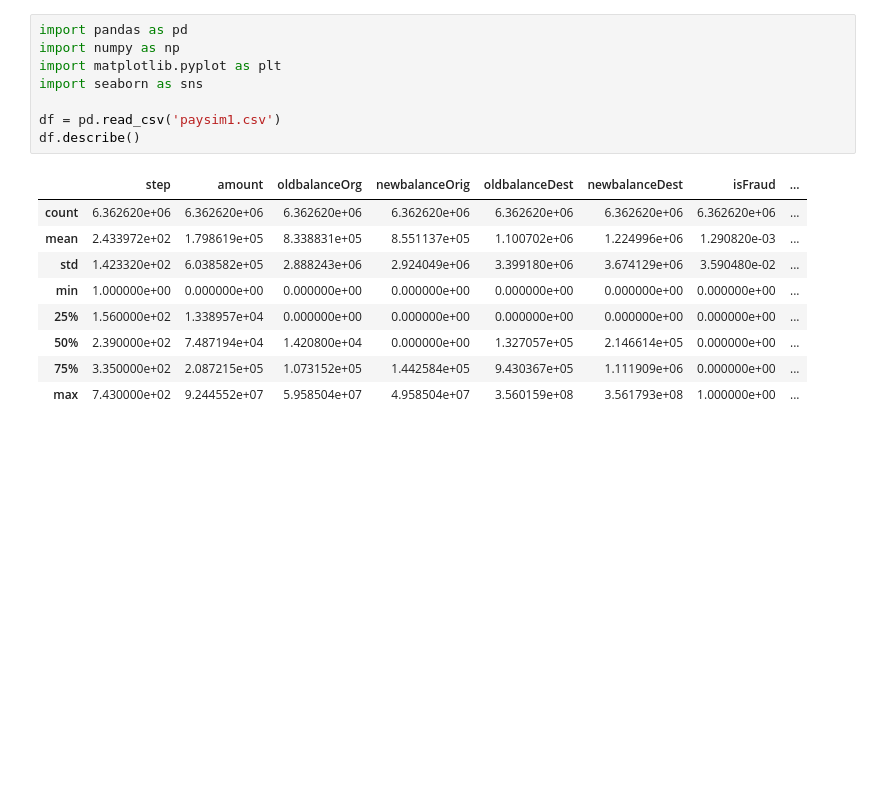
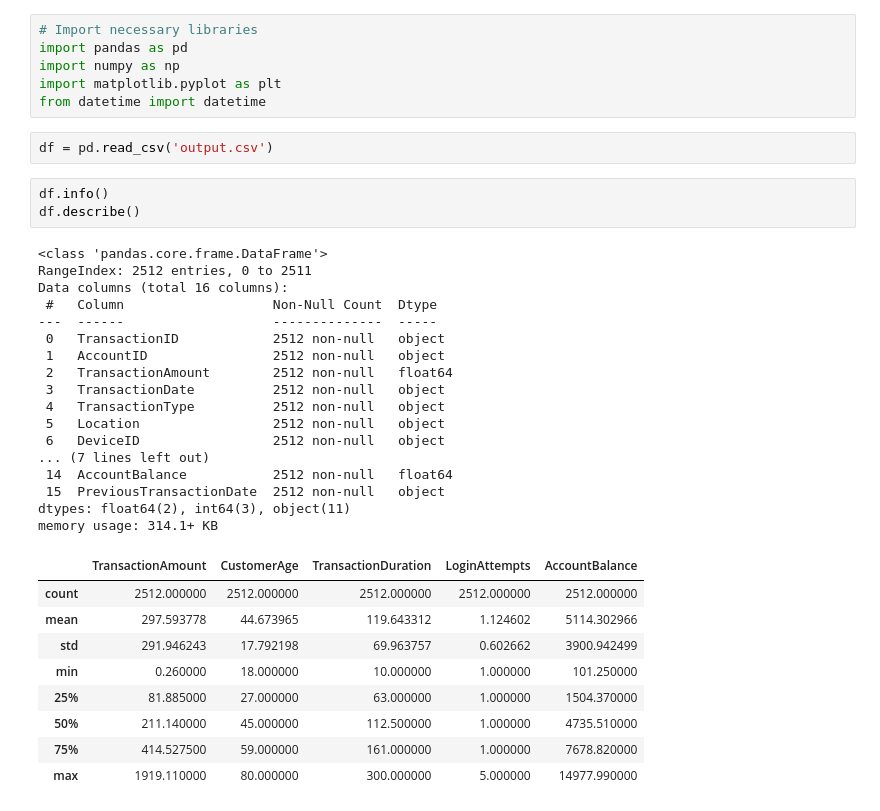
Before and after one commit to evolvingsam/fin_anom, a Jupyter notebook: transactions.ipynb, the cells around one changed output. Saved outputs shown, nothing was run; the diff lists cells and outputs as text; blank space fills up the shorter version.

Commit message:
Updated transactions

```diff
--- a/transactions.ipynb
+++ b/transactions.ipynb
@@ -1,18 +1,38 @@
 # %%
+# Import necessary libraries
 import pandas as pd
 import numpy as np
 import matplotlib.pyplot as plt
-import seaborn as sns
-
-df = pd.read_csv('paysim1.csv')
-df.describe()
+from datetime import datetime
-# %% [output]
-|  | step | amount | oldbalanceOrg | newbalanceOrig | oldbalanceDest | newbalanceDest | isFraud | ... |
-| count | 6.362620e+06 | 6.362620e+06 | 6.362620e+06 | 6.362620e+06 | 6.362620e+06 | 6.362620e+06 | 6.362620e+06 | ... |
-| mean | 2.433972e+02 | 1.798619e+05 | 8.338831e+05 | 8.551137e+05 | 1.100702e+06 | 1.224996e+06 | 1.290820e-03 | ... |
-| std | 1.423320e+02 | 6.038582e+05 | 2.888243e+06 | 2.924049e+06 | 3.399180e+06 | 3.674129e+06 | 3.590480e-02 | ... |
-| min | 1.000000e+00 | 0.000000e+00 | 0.000000e+00 | 0.000000e+00 | 0.000000e+00 | 0.000000e+00 | 0.000000e+00 | ... |
-| 25% | 1.560000e+02 | 1.338957e+04 | 0.000000e+00 | 0.000000e+00 | 0.000000e+00 | 0.000000e+00 | 0.000000e+00 | ... |
-| 50% | 2.390000e+02 | 7.487194e+04 | 1.420800e+04 | 0.000000e+00 | 1.327057e+05 | 2.146614e+05 | 0.000000e+00 | ... |
-| 75% | 3.350000e+02 | 2.087215e+05 | 1.073152e+05 | 1.442584e+05 | 9.430367e+05 | 1.111909e+06 | 0.000000e+00 | ... |
-| max | 7.430000e+02 | 9.244552e+07 | 5.958504e+07 | 4.958504e+07 | 3.560159e+08 | 3.561793e+08 | 1.000000e+00 | ... |
+# %%
+df = pd.read_csv('output.csv')
+# %%
+df.info()
+df.describe()
+# %% [output]
+<class 'pandas.core.frame.DataFrame'>
+RangeIndex: 2512 entries, 0 to 2511
+Data columns (total 16 columns):
+ #   Column                   Non-Null Count  Dtype
+---  ------                   --------------  -----
+ 0   TransactionID            2512 non-null   object
+ 1   AccountID                2512 non-null   object
+ 2   TransactionAmount        2512 non-null   float64
+ 3   TransactionDate          2512 non-null   object
+ 4   TransactionType          2512 non-null   object
+ 5   Location                 2512 non-null   object
+ 6   DeviceID                 2512 non-null   object
+... (7 lines left out)
+ 14  AccountBalance           2512 non-null   float64
+ 15  PreviousTransactionDate  2512 non-null   object
+dtypes: float64(2), int64(3), object(11)
+memory usage: 314.1+ KB
+|  | TransactionAmount | CustomerAge | TransactionDuration | LoginAttempts | AccountBalance |
+| count | 2512.000000 | 2512.000000 | 2512.000000 | 2512.000000 | 2512.000000 |
+| mean | 297.593778 | 44.673965 | 119.643312 | 1.124602 | 5114.302966 |
+| std | 291.946243 | 17.792198 | 69.963757 | 0.602662 | 3900.942499 |
+| min | 0.260000 | 18.000000 | 10.000000 | 1.000000 | 101.250000 |
+| 25% | 81.885000 | 27.000000 | 63.000000 | 1.000000 | 1504.370000 |
+| 50% | 211.140000 | 45.000000 | 112.500000 | 1.000000 | 4735.510000 |
+| 75% | 414.527500 | 59.000000 | 161.000000 | 1.000000 | 7678.820000 |
+| max | 1919.110000 | 80.000000 | 300.000000 | 5.000000 | 14977.990000 |
```
Also changed, not shown: parts of 10 cells of this notebook.
